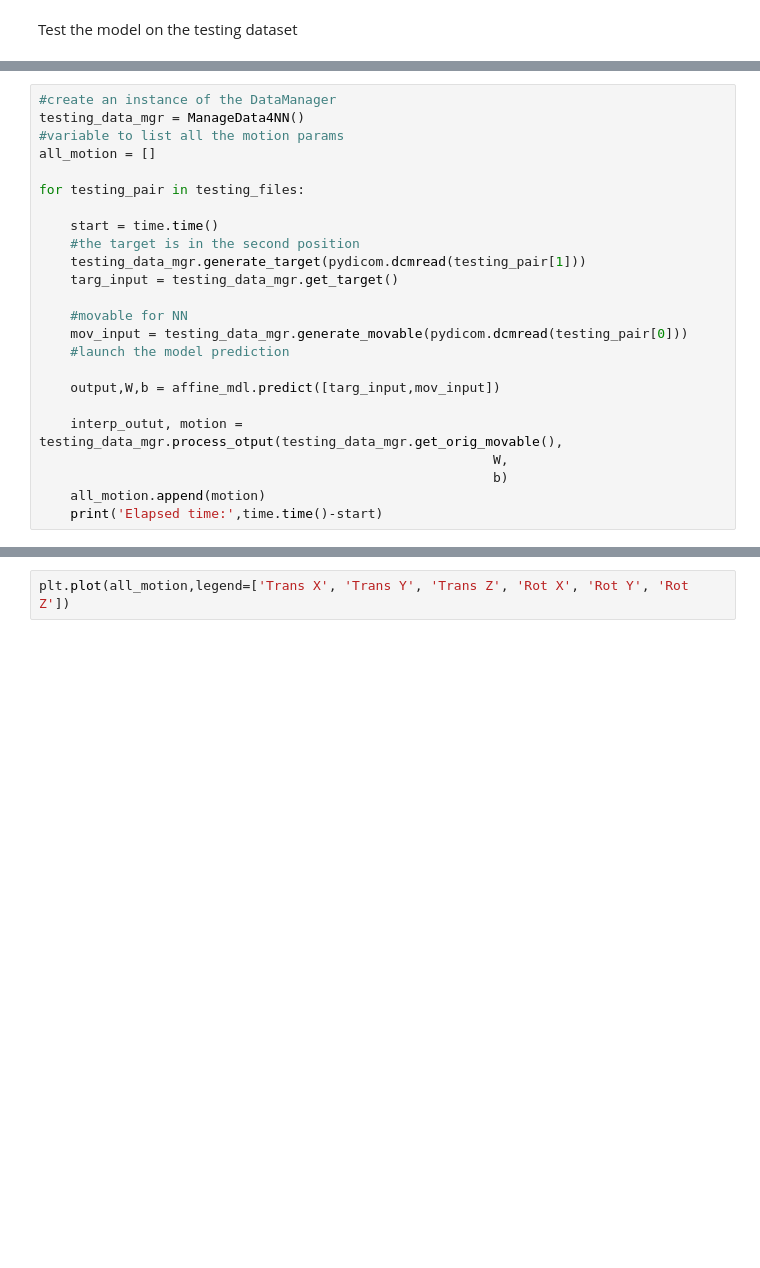
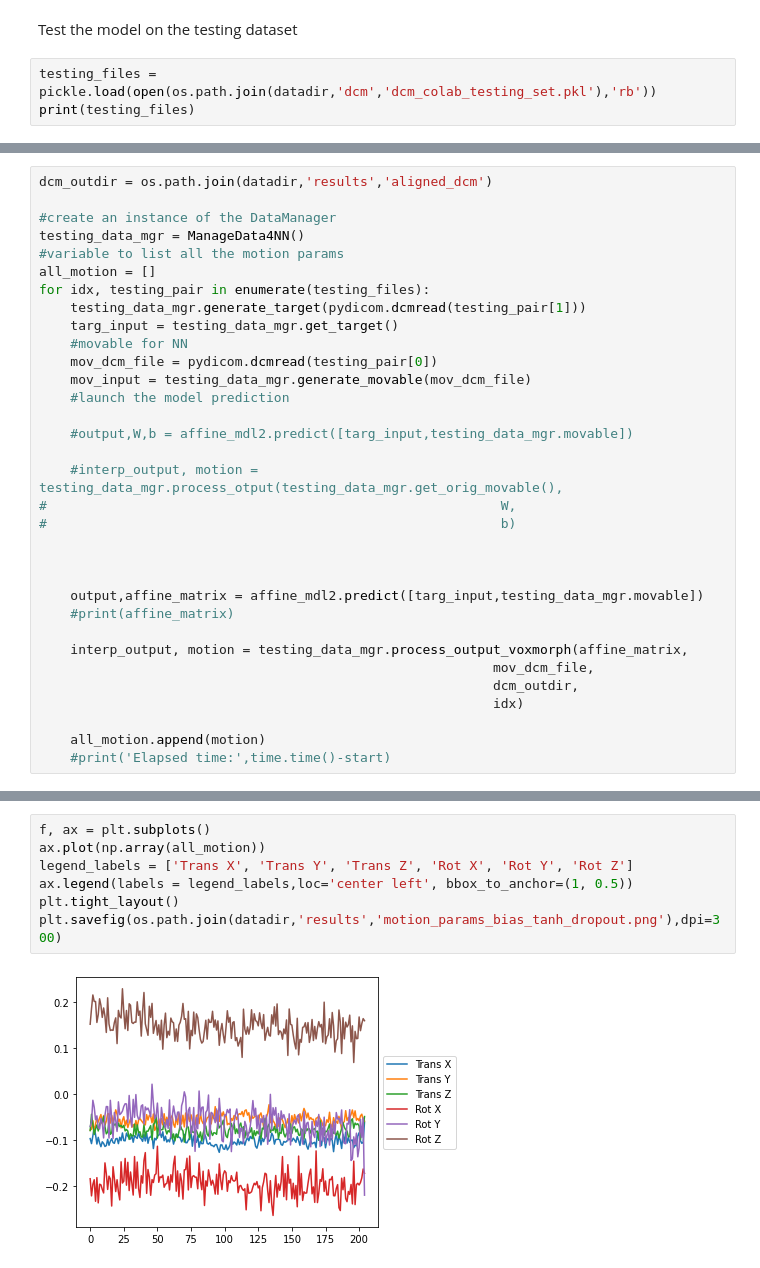
Before and after one commit to andreagrusso/ai_motion_correction, a Jupyter notebook: main.ipynb, the cells around one changed output, grey strips where cells are left out. Drawn from its saved outputs; the diff is of its cells as text; blank space fills up the shorter version.

```diff
--- a/main.ipynb
+++ b/main.ipynb
@@ -114,2 +188,5 @@ affine_mdl.save(os.path.join(datadir,'DCM_5ep_8bs_2inputs'))
 # %% [markdown]
 Test the model on the testing dataset
+# %%
+testing_files = pickle.load(open(os.path.join(datadir,'dcm','dcm_colab_testing_set.pkl'),'rb'))
+print(testing_files)
@@ -116,24 +201,33 @@ Test the model on the testing dataset
 # %%
+dcm_outdir = os.path.join(datadir,'results','aligned_dcm')
+
 #create an instance of the DataManager
 testing_data_mgr = ManageData4NN()
 #variable to list all the motion params
 all_motion = []
-
-for testing_pair in testing_files:
-
-    start = time.time()
-    #the target is in the second position
+for idx, testing_pair in enumerate(testing_files):
     testing_data_mgr.generate_target(pydicom.dcmread(testing_pair[1]))
     targ_input = testing_data_mgr.get_target()
-
     #movable for NN
-    mov_input = testing_data_mgr.generate_movable(pydicom.dcmread(testing_pair[0]))
+    mov_dcm_file = pydicom.dcmread(testing_pair[0])
+    mov_input = testing_data_mgr.generate_movable(mov_dcm_file)
     #launch the model prediction
 
-    output,W,b = affine_mdl.predict([targ_input,mov_input])
+    #output,W,b = affine_mdl2.predict([targ_input,testing_data_mgr.movable])
 
-    interp_outut, motion = testing_data_mgr.process_otput(testing_data_mgr.get_orig_movable(),
-                                                          W,
-                                                          b)
+    #interp_output, motion = testing_data_mgr.process_otput(testing_data_mgr.get_orig_movable(),
+#                                                          W,
+#                                                          b)
+
+
+
+    output,affine_matrix = affine_mdl2.predict([targ_input,testing_data_mgr.movable])
+    #print(affine_matrix)
+
+    interp_output, motion = testing_data_mgr.process_output_voxmorph(affine_matrix,
+                                                          mov_dcm_file,
+                                                          dcm_outdir,
+                                                          idx)
+
     all_motion.append(motion)
-    print('Elapsed time:',time.time()-start)
+    #print('Elapsed time:',time.time()-start)
@@ -140,2 +241,9 @@ for testing_pair in testing_files:
 # %%
-plt.plot(all_motion,legend=['Trans X', 'Trans Y', 'Trans Z', 'Rot X', 'Rot Y', 'Rot Z'])
+f, ax = plt.subplots()
+ax.plot(np.array(all_motion))
+legend_labels = ['Trans X', 'Trans Y', 'Trans Z', 'Rot X', 'Rot Y', 'Rot Z']
+ax.legend(labels = legend_labels,loc='center left', bbox_to_anchor=(1, 0.5))
+plt.tight_layout()
+plt.savefig(os.path.join(datadir,'results','motion_params_bias_tanh_dropout.png'),dpi=300)
+# %% [output]
+[figure, added]
```
Also changed, not shown: parts of 19 cells of this notebook, 22 other files.
